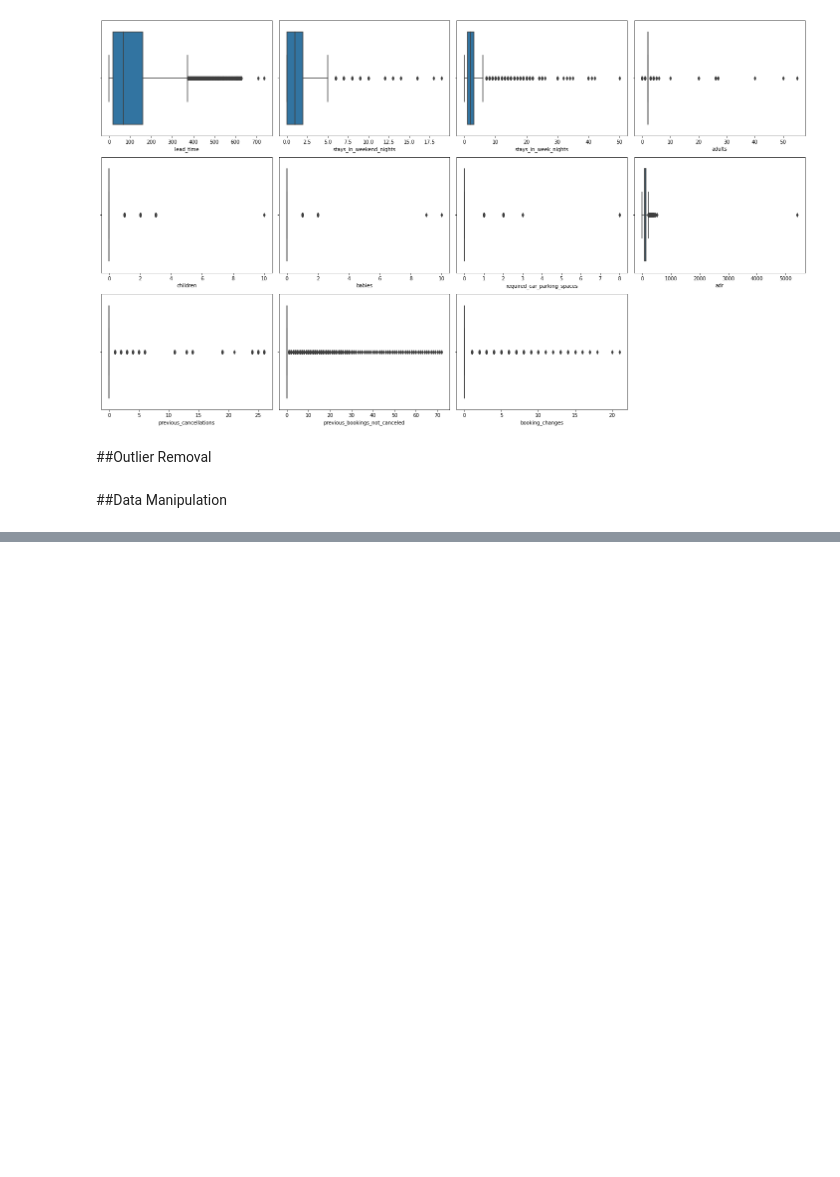
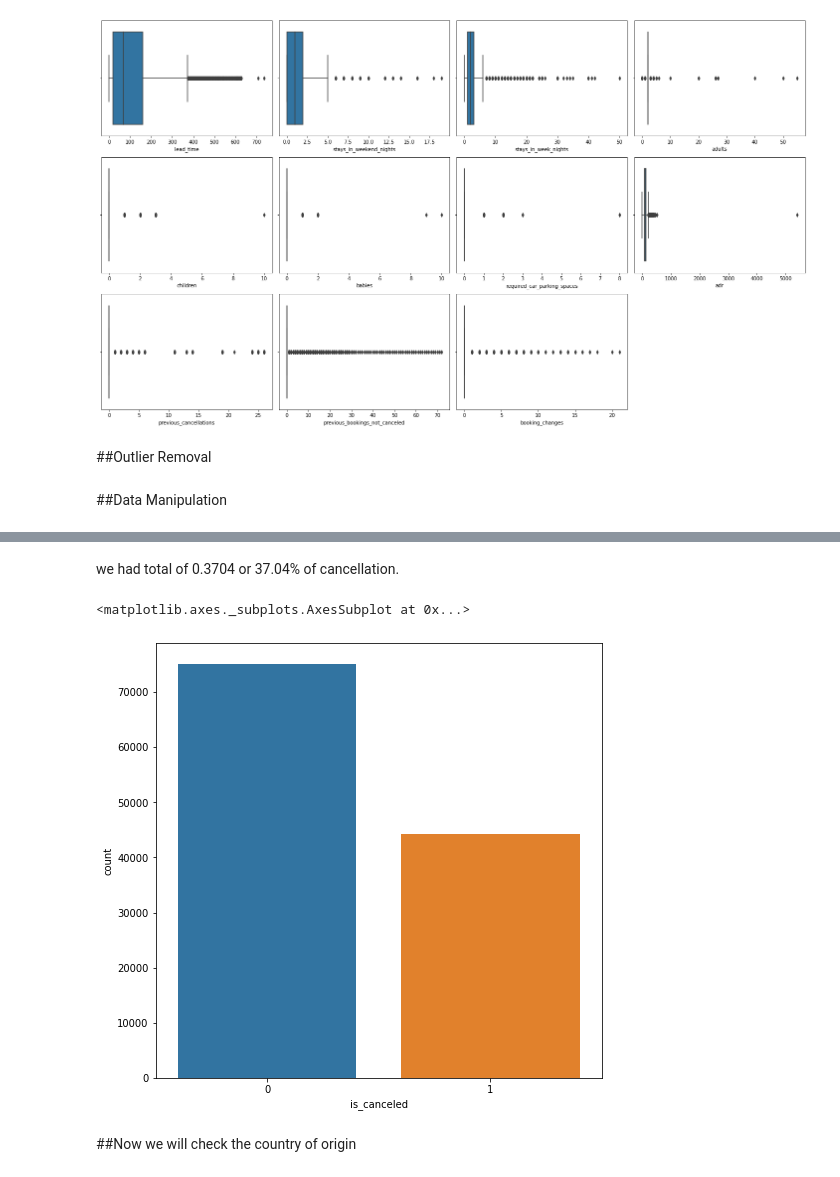
Before and after one commit to arifuddinatif/hotel-booking-analysis, a Jupyter notebook: Hotel_booking_analysis.ipynb, the cells around one changed output, grey strips where cells are left out. Drawn from its saved outputs; the diff is of its cells as text; code cells hidden in the pictures; blank space fills up the shorter version.

```diff
--- a/Hotel_booking_analysis.ipynb
+++ b/Hotel_booking_analysis.ipynb
@@ -237,0 +279,12 @@ df['arrival_date'] = pd.to_datetime(df['arrival_date'], errors='coerce')
+# %% [markdown]
+we had total of 0.3704 or 37.04% of cancellation.
+# %%
+plt.figure(figsize=(8,8))
+
+#Canceled=1, Not canceled= 0
+sns.countplot(df['is_canceled'])
+# %% [output]
+<matplotlib.axes._subplots.AxesSubplot at 0x...>
+[figure, added]
+# %% [markdown]
+##Now we will check the country of origin
```
Also changed, not shown: parts of 6 cells of this notebook.
